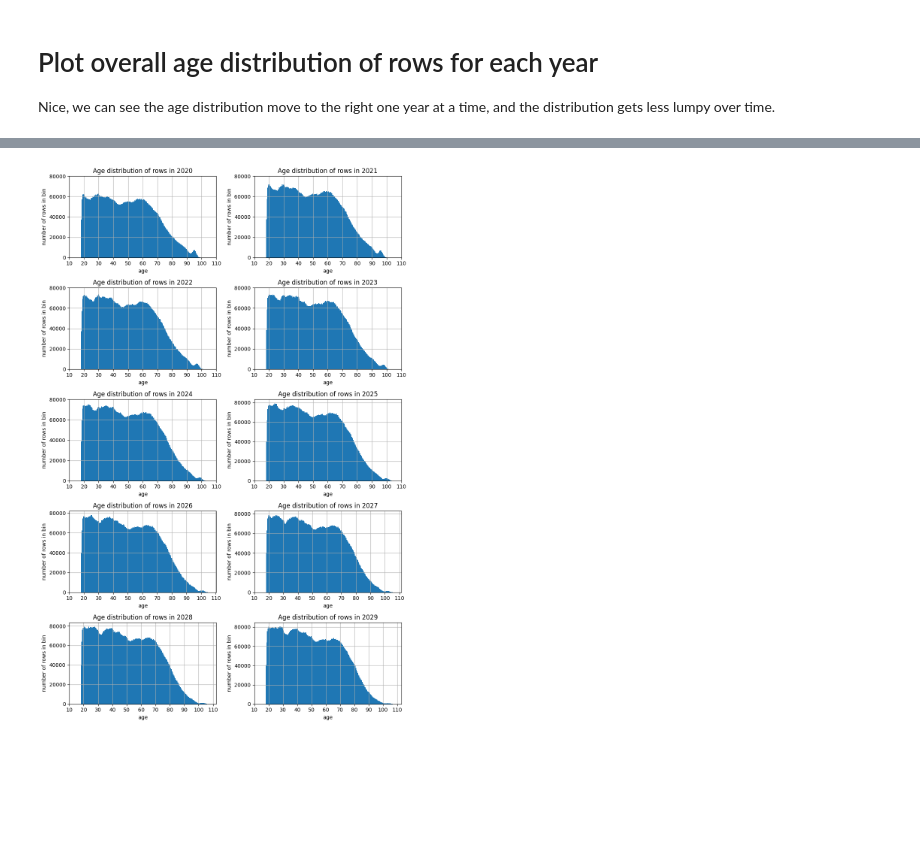
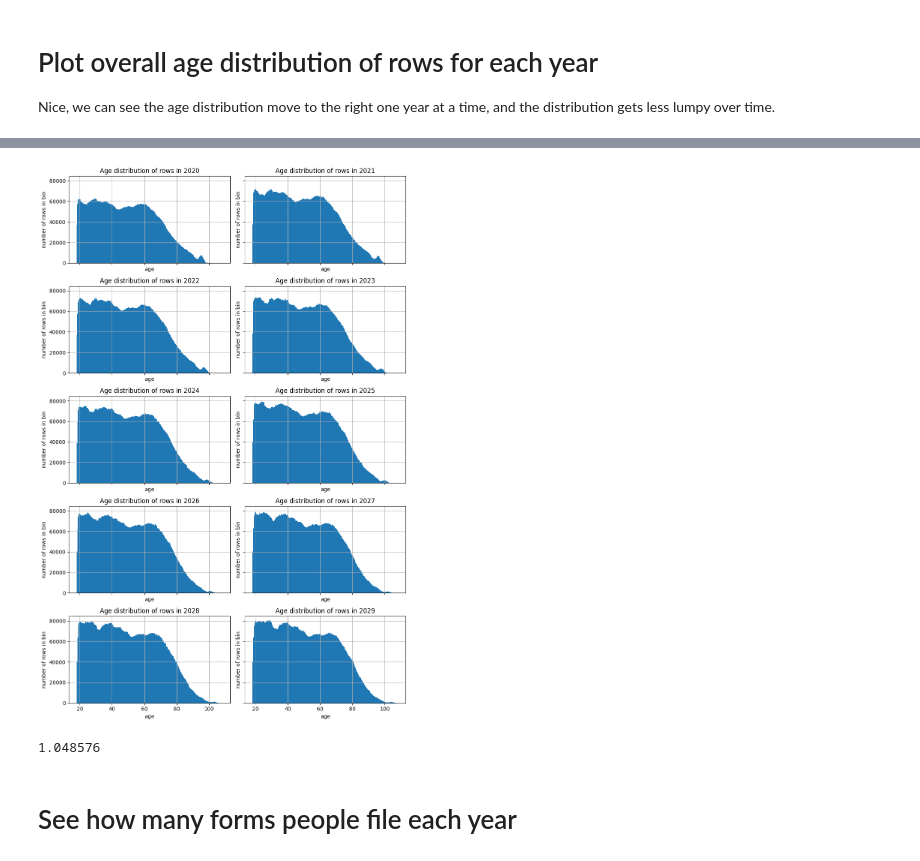
Before and after one commit to ihmeuw/vivarium_research_prl, a Jupyter notebook: model_validation/2023_03_17a_vv_w2_2023_03_06_12_42_55.ipynb, the cells around one changed output, grey strips where cells are left out. Saved outputs shown, nothing was run; the diff lists cells and outputs as text; code cells hidden in the pictures; blank space fills up the shorter version.

```diff
--- a/model_validation/2023_03_17a_vv_w2_2023_03_06_12_42_55.ipynb
+++ b/model_validation/2023_03_17a_vv_w2_2023_03_06_12_42_55.ipynb
@@ -441,10 +487,10 @@ def plot_age_distribution_of_rows_for_year(df_w2, year, ax):
     ax.set_xlabel('age')
     ax.set_ylabel('number of rows in bin')
     ax.set_title(f"Age distribution of rows in {year}")
-    ax.set_xticks(range(10, 120, 10))
-    ax.set_yticks(range(0, 100_000, 20_000))
+#     ax.set_xticks(range(10, 120, 10))
+#     ax.set_yticks(range(0, 100_000, 20_000))
 
-fig, axs = plt.subplots(5, 2, figsize=(10,15))
+fig, axs = plt.subplots(5, 2, figsize=(10,15), sharex=True, sharey=True)
 for year, ax in zip(range(2020, 2030), axs.flatten()):
     plot_age_distribution_of_rows_for_year(df_w2, year, ax)
 fig.tight_layout()
@@ -454 +500,7 @@ Wall time: 31 s
-[figure, old version]
+[figure, new version]
+# %%
+2**20/10**6 # MiB per MB
+# %% [output]
+1.048576
+# %% [markdown]
+# See how many forms people file each year
```
Also changed, not shown: parts of 20 cells of this notebook.
